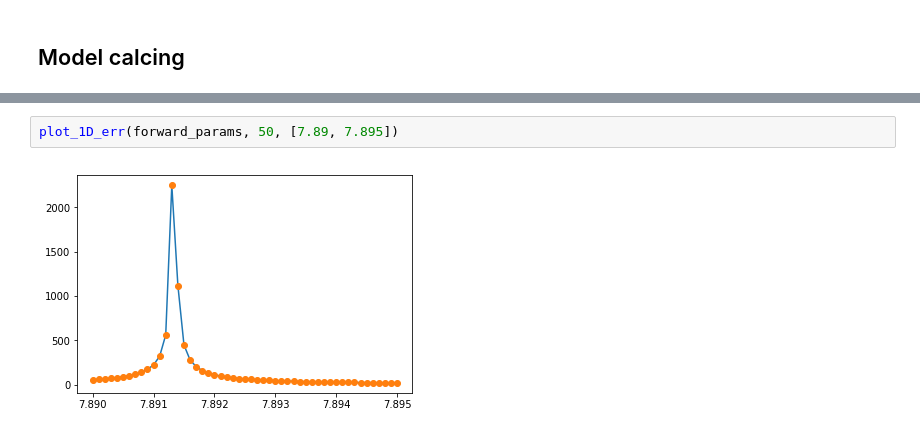
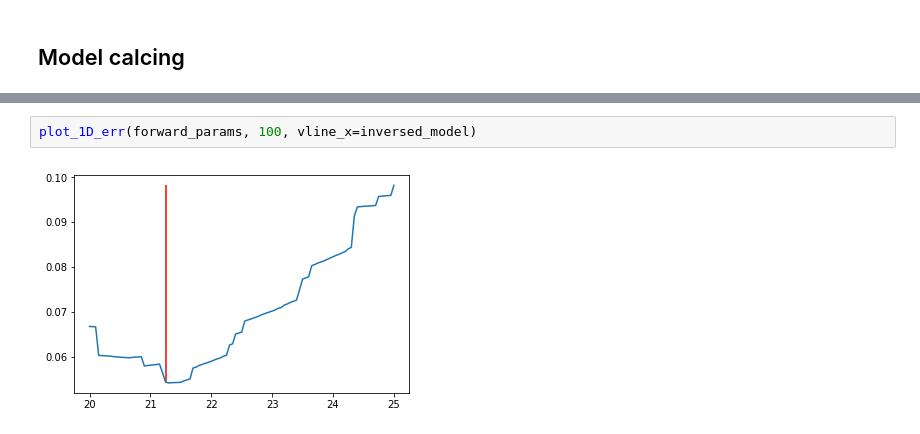
Before and after one commit to pnkrtm/rpsi, a Jupyter notebook: notebooks/misfit_anal.ipynb, the cells around one changed output, grey strips where cells are left out. Drawn from its saved outputs; the diff is of its cells as text.

```diff
--- a/notebooks/misfit_anal.ipynb
+++ b/notebooks/misfit_anal.ipynb
@@ -422,5 +498,5 @@ array([7.29999987])
-# %%
-plot_1D_err(forward_params, 50, [7.89, 7.895])
-# %% [output]
-[figure, removed]
+# %%
+plot_1D_err(forward_params, 100, vline_x=inversed_model)
+# %% [output]
+[figure, added]
 # %%
```
Also changed, not shown: parts of 31 cells of this notebook, 14 other files.
